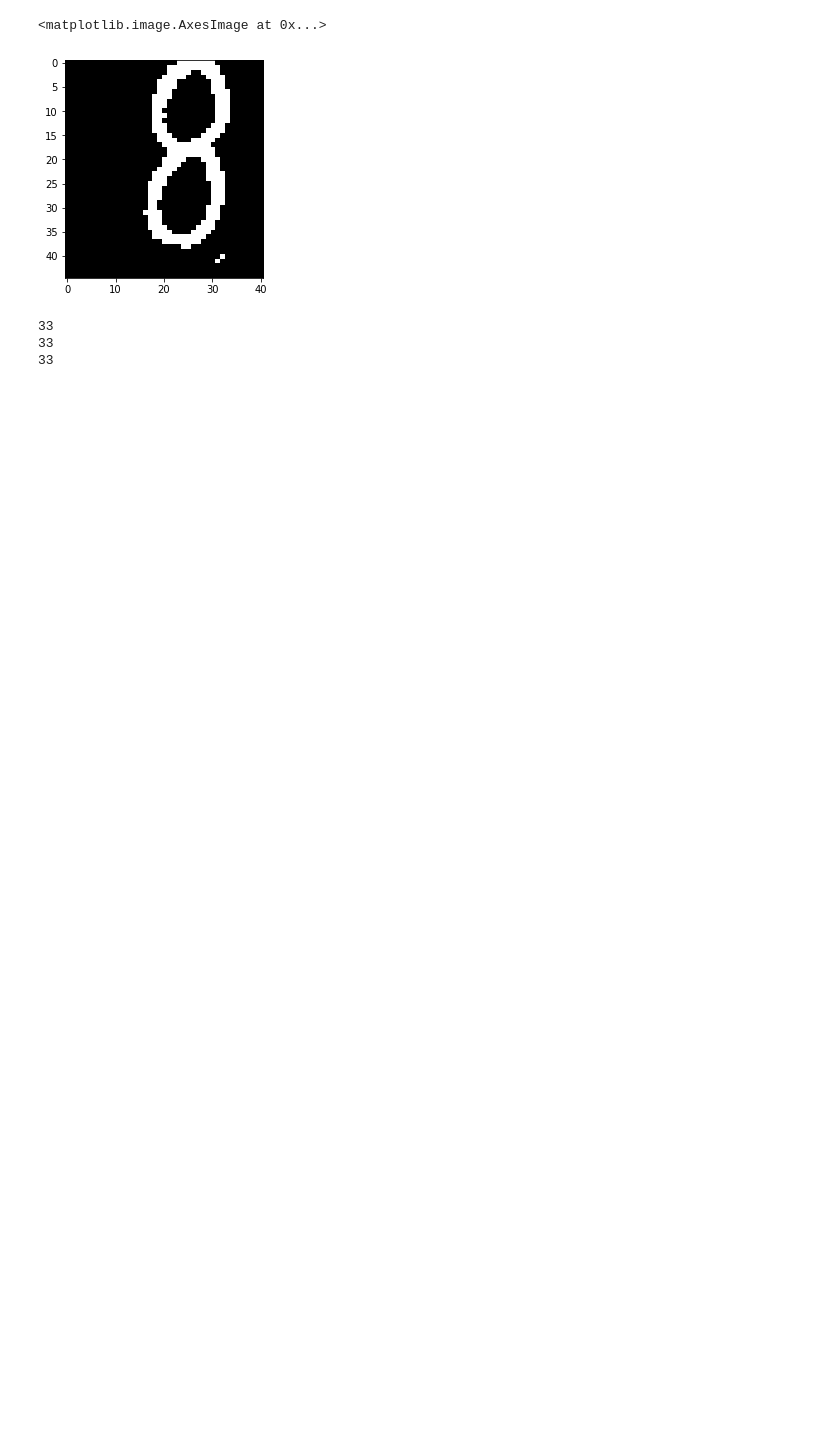
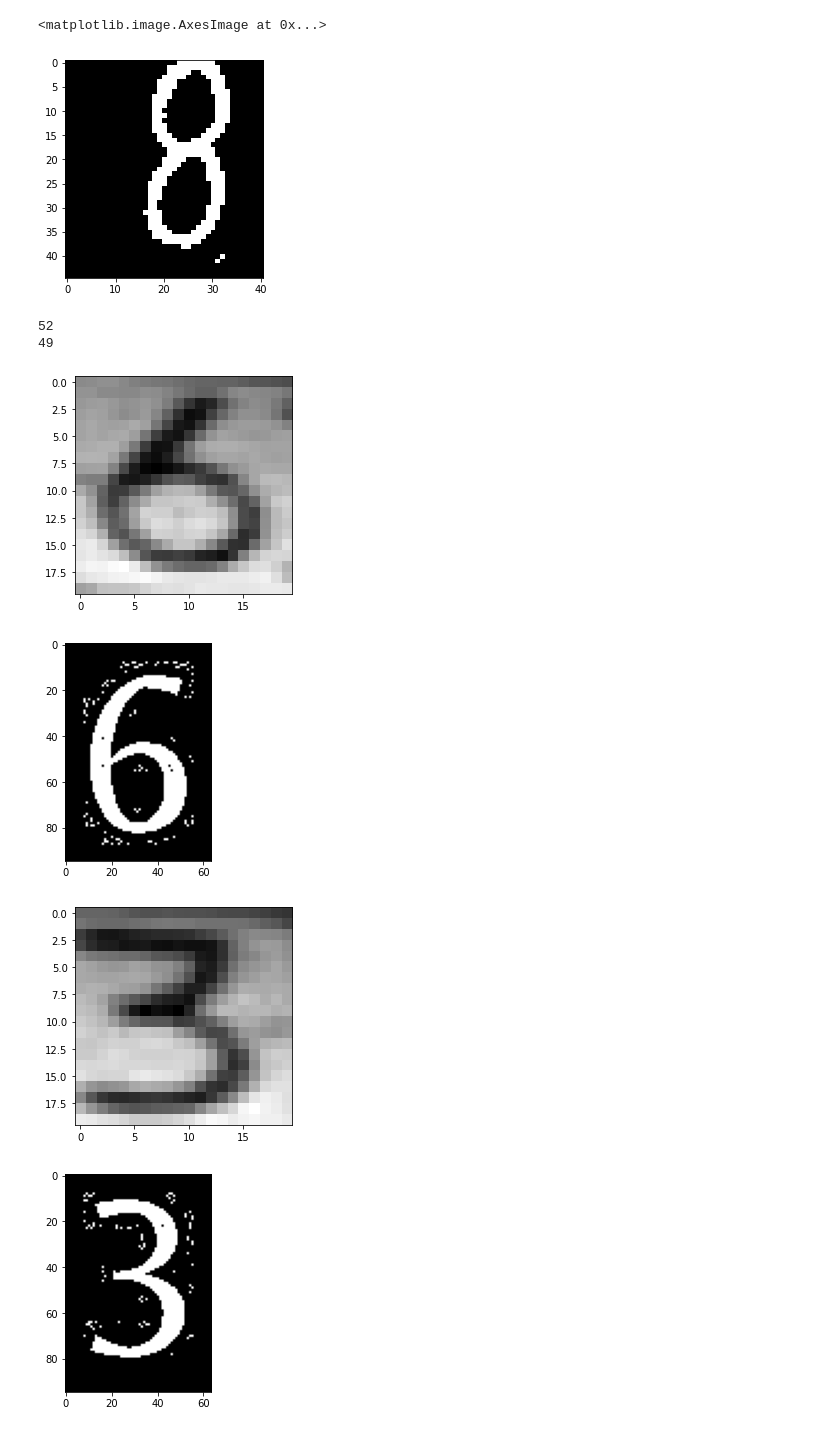
Before and after one commit to OmarElbanna/Street_View_House_Numbers_SVHN_Recognition, a Jupyter notebook: Testing Notebooks/hog.ipynb, the cells around one changed output. Drawn from its saved outputs; the diff is of its cells as text; code cells hidden in the pictures; blank space fills up the shorter version.

```diff
--- a/Testing Notebooks/hog.ipynb
+++ b/Testing Notebooks/hog.ipynb
@@ -92,27 +109,36 @@ plt.imshow(templates[18],cmap='gray')
 # %%
 for contour in gt_contours:
     score=0
     [x1, y1, x2, y2,label] = contour
     cv2.rectangle(gt_boxes, (x1,y1), (x2,y2), (255,0,0), 1)
     digit = img[y1:y2,x1:x2]
     digit_resized = cv2.resize(digit, win_size)
+    plt.figure()
+    plt.imshow(digit_resized,cmap = 'gray')
     digit_hog = hog.compute(digit_resized).reshape(-1)
     scores = []
-    for template in templates:
+    for template in new_templates:
 
         template_resized = cv2.resize(template, win_size)
+#         plt.figure()
+#         plt.imshow(template_resized,cmap = 'gray')
         template_hog = hog.compute(template_resized).reshape(-1)
         score = np.dot(digit_hog, template_hog)
         scores.append(score)
     digit = scores.index(max(scores))
-    cv2.rectangle(img2, (x1,y1), (x2,y2), (0,255,0), 1)
-    cv2.putText(img2,str(digit%10), (x1, y1-1), cv2.FONT_HERSHEY_SIMPLEX, 0.3, (0, 255, 0), 1)
+    plt.figure()
+    plt.imshow(new_templates[digit],cmap = 'gray')
+#     cv2.rectangle(img2, (x1,y1), (x2,y2), (0,255,0), 1)
+#     cv2.putText(img2,str(digit%10), (x1, y1-1), cv2.FONT_HERSHEY_SIMPLEX, 0.3, (0, 255, 0), 1)
 
     print(digit)
 # %% [output]
-33
-33
-33
+52
+49
+[figure, added]
+[figure, added]
+[figure, added]
+[figure, added]
 # %%
 plt.imshow(img2,cmap='gray')
 # %% [output]
```
Also changed, not shown: parts of 8 cells of this notebook.
